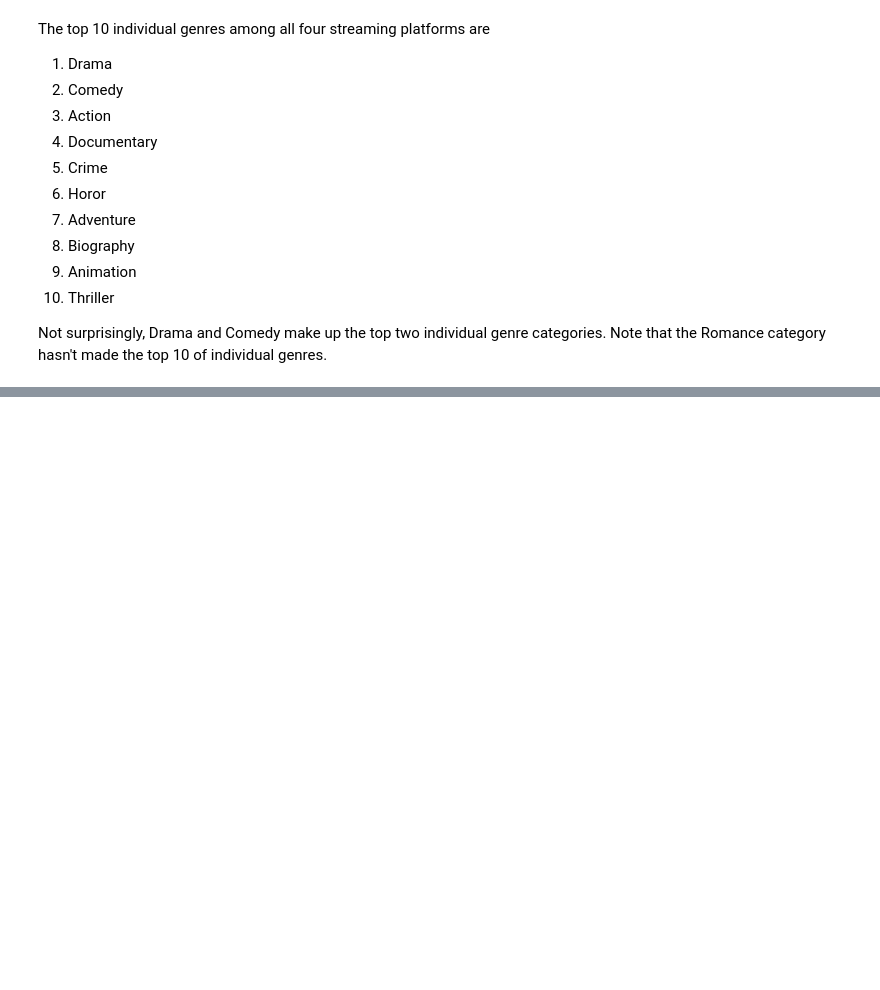
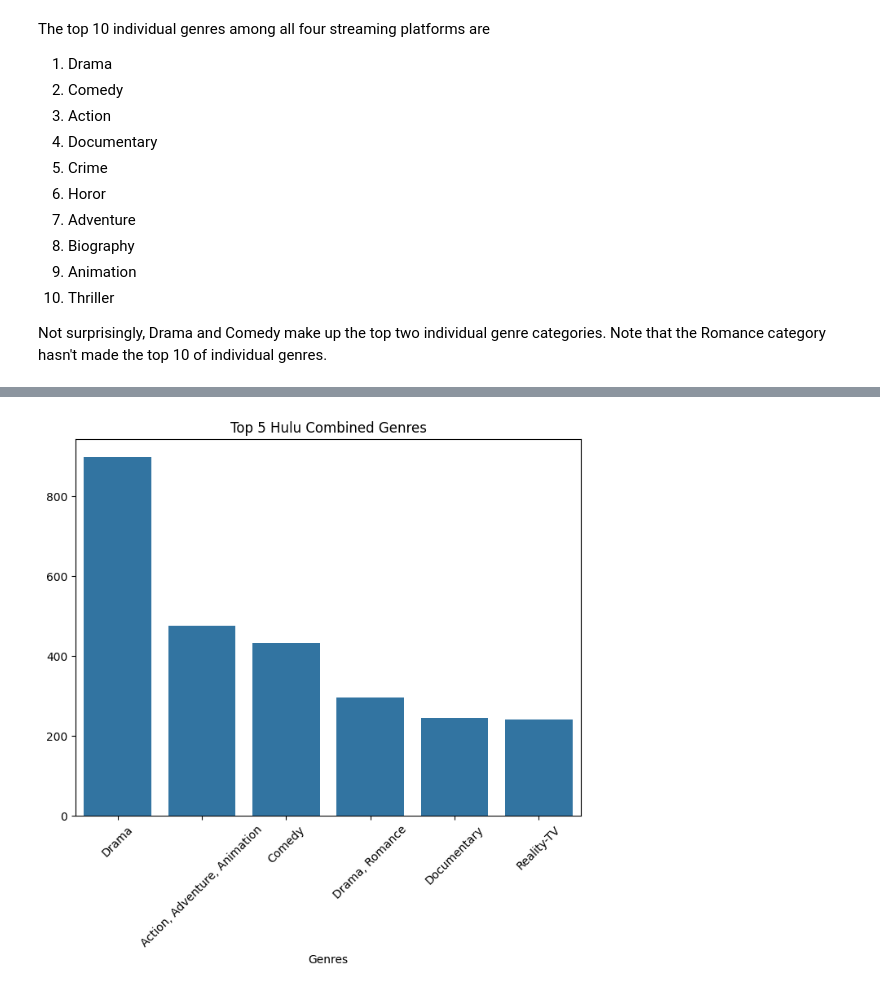
Before and after one commit to rkynhoff/Streaming_Service_Comparisons, a Jupyter notebook: STRM_SERV_COMP_V2.ipynb, the cells around one changed output, grey strips where cells are left out. Drawn from its saved outputs; the diff is of its cells as text; code cells hidden in the pictures; blank space fills up the shorter version.

```diff
--- a/STRM_SERV_COMP_V2.ipynb
+++ b/STRM_SERV_COMP_V2.ipynb
@@ -840,0 +900,16 @@ plt.show()
+# %%
+# Group the Genre_1 column and get the total counts for each genre
+hulu_tv_genres = hulu_tv.groupby("Combined_Genres")["Combined_Genres"].count().reset_index(name = "Count")
+# Ascertain the top 5 genres
+top_hulu_tv_genres = hulu_tv_genres.sort_values("Count", ascending = False).head(6)
+
+plt.figure(figsize = (8, 6))
+sn.barplot(x = top_hulu_tv_genres["Combined_Genres"], y = top_hulu_tv_genres["Count"])
+plt.xlabel("Genres")
+plt.ylabel(None)
+plt.xticks(rotation = 45)
+plt.title("Top 5 Hulu Combined Genres")
+
+plt.show()
+# %% [output]
+[figure, added]
```
Also changed, not shown: parts of 29 cells of this notebook.
